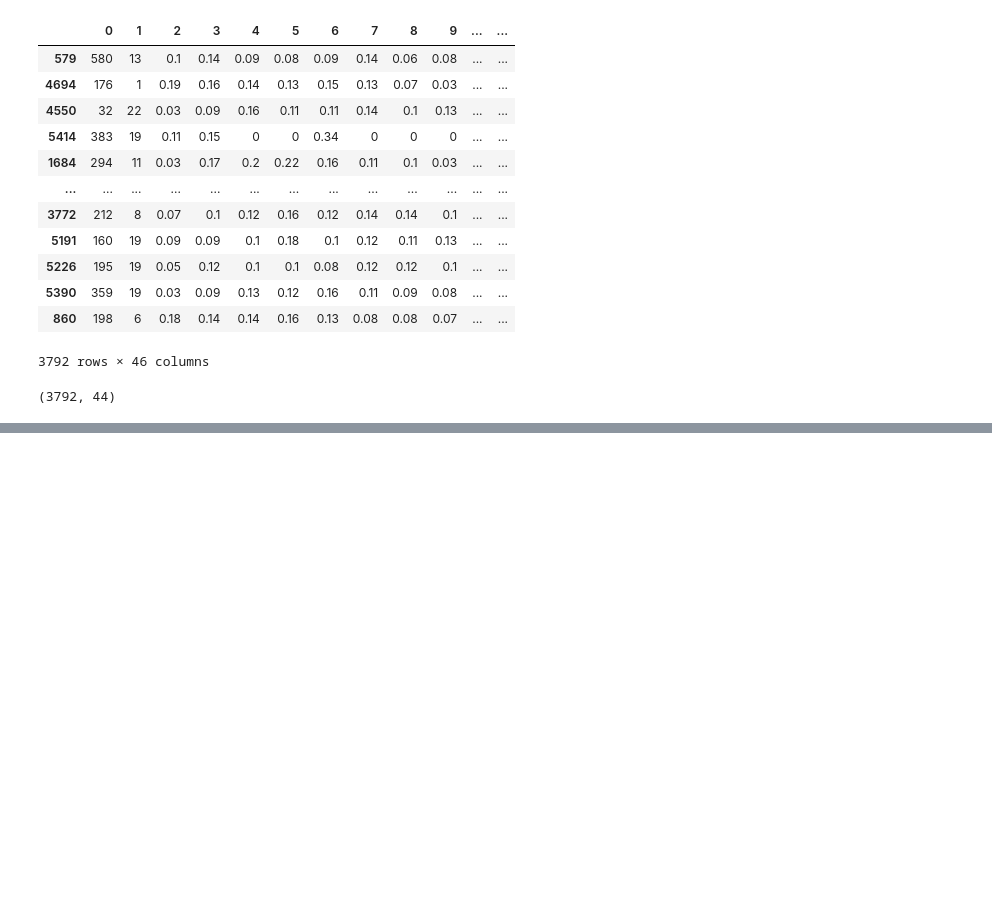
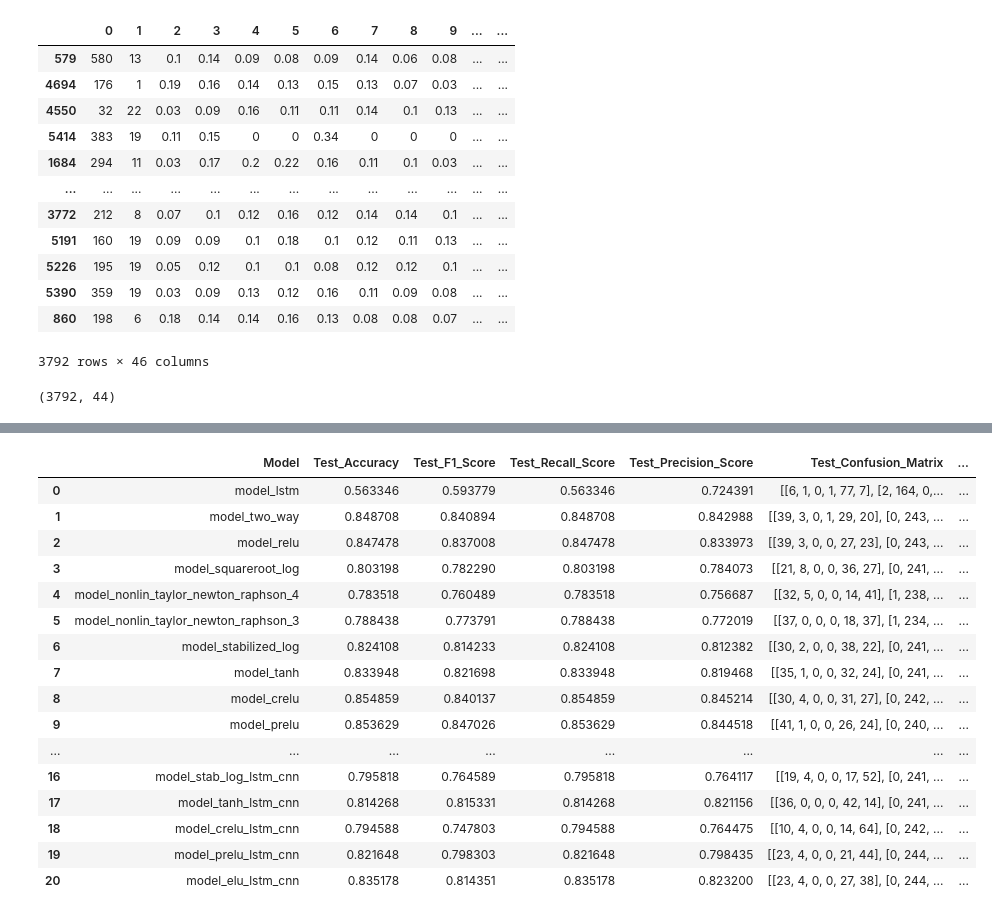
Before and after one commit to Simeon05/HAR_Activation_functions_exploration, a Jupyter notebook: dissertation.ipynb, the cells around one changed output, grey strips where cells are left out. Cells and saved outputs as stored; diff of their text form; code cells hidden in the pictures; blank space fills up the shorter version.

```diff
--- a/dissertation.ipynb
+++ b/dissertation.ipynb
@@ -2873,0 +2471,3 @@ test_results_summary_wisdm_hybrid
+# %%
+detailed_results_2_wisdm = pd.DataFrame(test_results_summary_hybrid_wisdm)
+detailed_results_2_wisdm
@@ -2873,0 +2486,29 @@ test_results_summary_wisdm_hybrid
+# %%
+detailed_results_2_wisdm = detailed_results_2_wisdm.rename(columns={
+    'Test_Recall': 'Test_Recall_Score',
+    'Test_Precision': 'Test_Precision_Score',
+    'confusion_matrix': 'Test_Confusion_Matrix'
+})
+
+detailed_results_2_wisdm = detailed_results_2_wisdm[detailed_results_wisdm.columns]
+
+final_dataframe_wisdm = pd.concat([detailed_results_wisdm, detailed_results_2_wisdm], ignore_index=True)
+final_dataframe_wisdm
+# %% [output]
+|  | Model | Test_Accuracy | Test_F1_Score | Test_Recall_Score | Test_Precision_Score | Test_Confusion_Matrix | ... |
+| 0 | model_lstm | 0.563346 | 0.593779 | 0.563346 | 0.724391 | [[6, 1, 0, 1, 77, 7], [2, 164, 0,... | ... |
+| 1 | model_two_way | 0.848708 | 0.840894 | 0.848708 | 0.842988 | [[39, 3, 0, 1, 29, 20], [0, 243, ... | ... |
+| 2 | model_relu | 0.847478 | 0.837008 | 0.847478 | 0.833973 | [[39, 3, 0, 0, 27, 23], [0, 243, ... | ... |
+| 3 | model_squareroot_log | 0.803198 | 0.782290 | 0.803198 | 0.784073 | [[21, 8, 0, 0, 36, 27], [0, 241, ... | ... |
+| 4 | model_nonlin_taylor_newton_raphson_4 | 0.783518 | 0.760489 | 0.783518 | 0.756687 | [[32, 5, 0, 0, 14, 41], [1, 238, ... | ... |
+| 5 | model_nonlin_taylor_newton_raphson_3 | 0.788438 | 0.773791 | 0.788438 | 0.772019 | [[37, 0, 0, 0, 18, 37], [1, 234, ... | ... |
+| 6 | model_stabilized_log | 0.824108 | 0.814233 | 0.824108 | 0.812382 | [[30, 2, 0, 0, 38, 22], [0, 241, ... | ... |
+| 7 | model_tanh | 0.833948 | 0.821698 | 0.833948 | 0.819468 | [[35, 1, 0, 0, 32, 24], [0, 241, ... | ... |
+| 8 | model_crelu | 0.854859 | 0.840137 | 0.854859 | 0.845214 | [[30, 4, 0, 0, 31, 27], [0, 242, ... | ... |
+| 9 | model_prelu | 0.853629 | 0.847026 | 0.853629 | 0.844518 | [[41, 1, 0, 0, 26, 24], [0, 240, ... | ... |
+| ... | ... | ... | ... | ... | ... | ... | ... |
+| 16 | model_stab_log_lstm_cnn | 0.795818 | 0.764589 | 0.795818 | 0.764117 | [[19, 4, 0, 0, 17, 52], [0, 241, ... | ... |
+| 17 | model_tanh_lstm_cnn | 0.814268 | 0.815331 | 0.814268 | 0.821156 | [[36, 0, 0, 0, 42, 14], [0, 241, ... | ... |
+| 18 | model_crelu_lstm_cnn | 0.794588 | 0.747803 | 0.794588 | 0.764475 | [[10, 4, 0, 0, 14, 64], [0, 242, ... | ... |
+| 19 | model_prelu_lstm_cnn | 0.821648 | 0.798303 | 0.821648 | 0.798435 | [[23, 4, 0, 0, 21, 44], [0, 244, ... | ... |
+| 20 | model_elu_lstm_cnn | 0.835178 | 0.814351 | 0.835178 | 0.823200 | [[23, 4, 0, 0, 27, 38], [0, 244, ... | ... |
```
Also changed, not shown: parts of 88 cells of this notebook, 1 other file.
